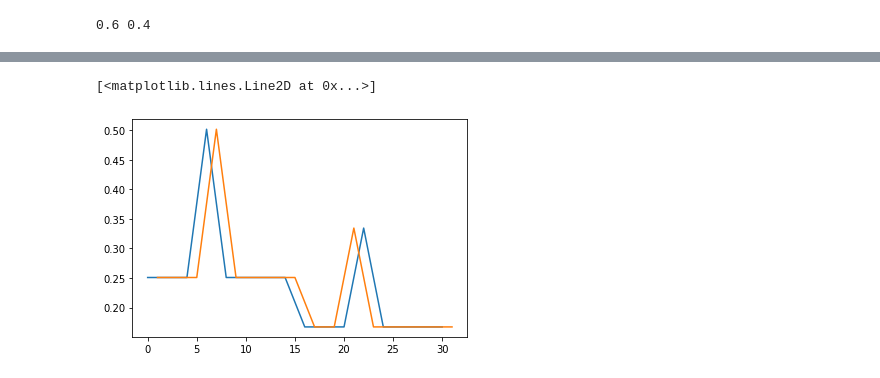
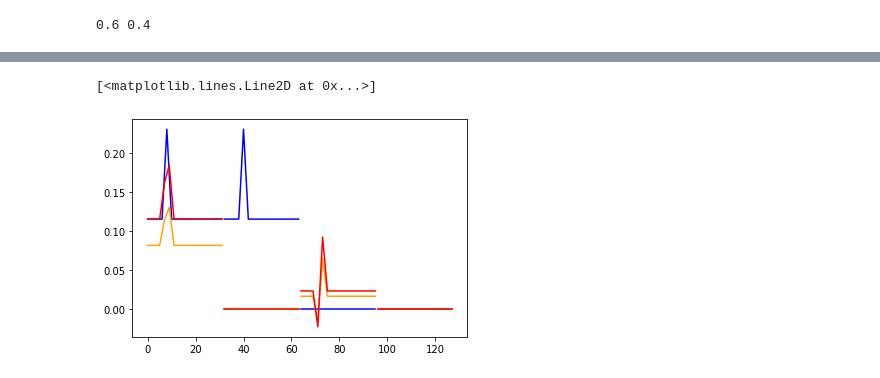
Before and after one commit to bgard1/Quantum-LBM, a Jupyter notebook: sriharsha/AdvectionDiffusion.ipynb, the cells around one changed output, grey strips where cells are left out. Drawn from its saved outputs; the diff is of its cells as text; code cells hidden in the pictures.

```diff
--- a/sriharsha/AdvectionDiffusion.ipynb
+++ b/sriharsha/AdvectionDiffusion.ipynb
@@ -10,7 +10,7 @@ import matplotlib.pyplot as plt
 # %%
 #parameters
 
-M = 8 # lattices
+M = 32 # lattices
 
 w1 = 0.5
 w2 = 0.5
@@ -124,5 +130,6 @@ def oneStep(lambda1,lambda2):
     return qc
 # %%
-qc = oneStep(lambda1,lambda2)
+qc = oneStep(np.arccos(x),np.arccos(y))
+# qc = oneStep(lambda1,lambda2)
 qc.draw()
 # %% [output]
@@ -137,15 +137,18 @@ def splitState(ar):
 # %%
-##initialization
+####initialization
 classicalState = [0.1 for i in range(M)]
-classicalState[3] = 0.2
-tmp = splitState(classicalState)
+classicalState[8] = 0.2
+classicalState[7]=.1+.1*1/2
+classicalState[9]=classicalState[7]
+
+tmp = classicalState+classicalState
 
 normState = tmp/np.linalg.norm(tmp) # to normalize
 sv = Statevector(normState)
-sv = sv.tensor([1,0])
+sv = sv.expand([1,0])
+
 normSV = sv
 array_to_latex(sv, max_size = 256)
-# print(len(classicalState),len(tmp2),len(np.array(sv)))
 # %% [output]
 $$
 \begin{bmatrix}
@@ -162,8 +165,25 @@ $$
  \end{bmatrix}
 $$
 # %%
-plt.plot(list(range(0,4*M,2)), np.array(normSV)[::2])
-plt.plot(list(range(1,4*M,2)), np.array(sv)[1::2])
+plt.plot(list(range(0,M,1)), np.array(normSV)[:M:1],"blue")
+plt.plot(list(range(M,2*M,1)), np.array(normSV)[M:2*M:1],"blue")
+plt.plot(list(range(2*M,3*M,1)), np.array(normSV)[2*M:3*M:1],"blue")
+plt.plot(list(range(3*M,4*M,1)), np.array(normSV)[3*M::1],"blue")
+
+plt.plot(list(range(0,M,1)), np.array(sv)[:M:1],"orange")
+plt.plot(list(range(M,2*M,1)), np.array(sv)[M:2*M:1],"orange")
+plt.plot(list(range(2*M,3*M,1)), np.array(sv)[2*M:3*M:1],"orange")
+plt.plot(list(range(3*M,4*M,1)), np.array(sv)[3*M::1],"orange")
+
+tst = np.array(sv)*np.linalg.norm(sv)
+tst *= np.sqrt(2)
+# print(tst)
+sv = Statevector(tst)
+plt.plot(list(range(0,M,1)), np.array(sv)[:M:1],"red")
+plt.plot(list(range(M,2*M,1)), np.array(sv)[M:2*M:1],"red")
+plt.plot(list(range(2*M,3*M,1)), np.array(sv)[2*M:3*M:1],"red")
+plt.plot(list(range(3*M,4*M,1)), np.array(sv)[3*M::1],"red")
+####blue is original
 # %% [output]
 [<matplotlib.lines.Line2D at 0x...>]
-[figure, old version]
+[figure, new version]
```
Also changed, not shown: parts of 6 cells of this notebook, 2 other files.
